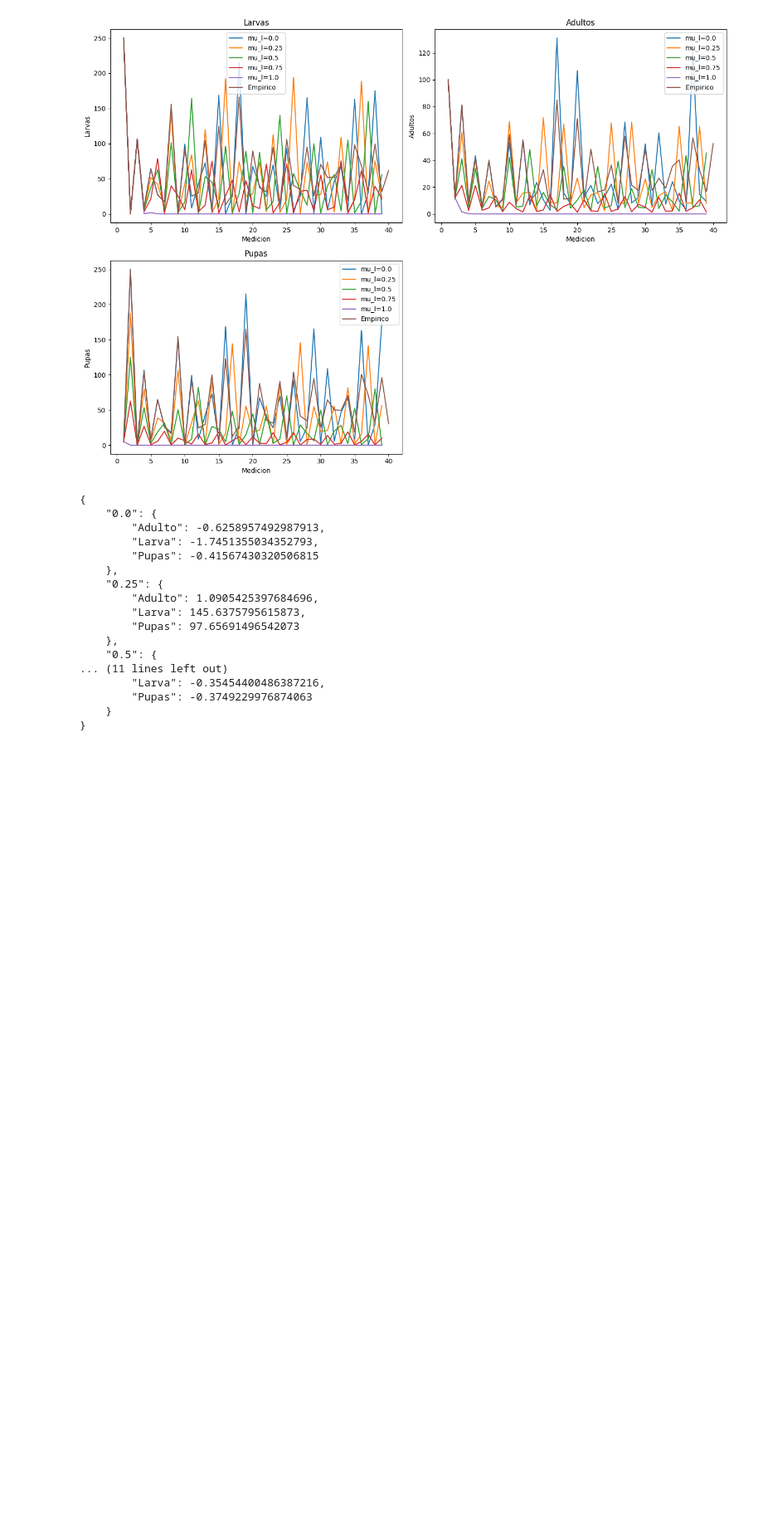
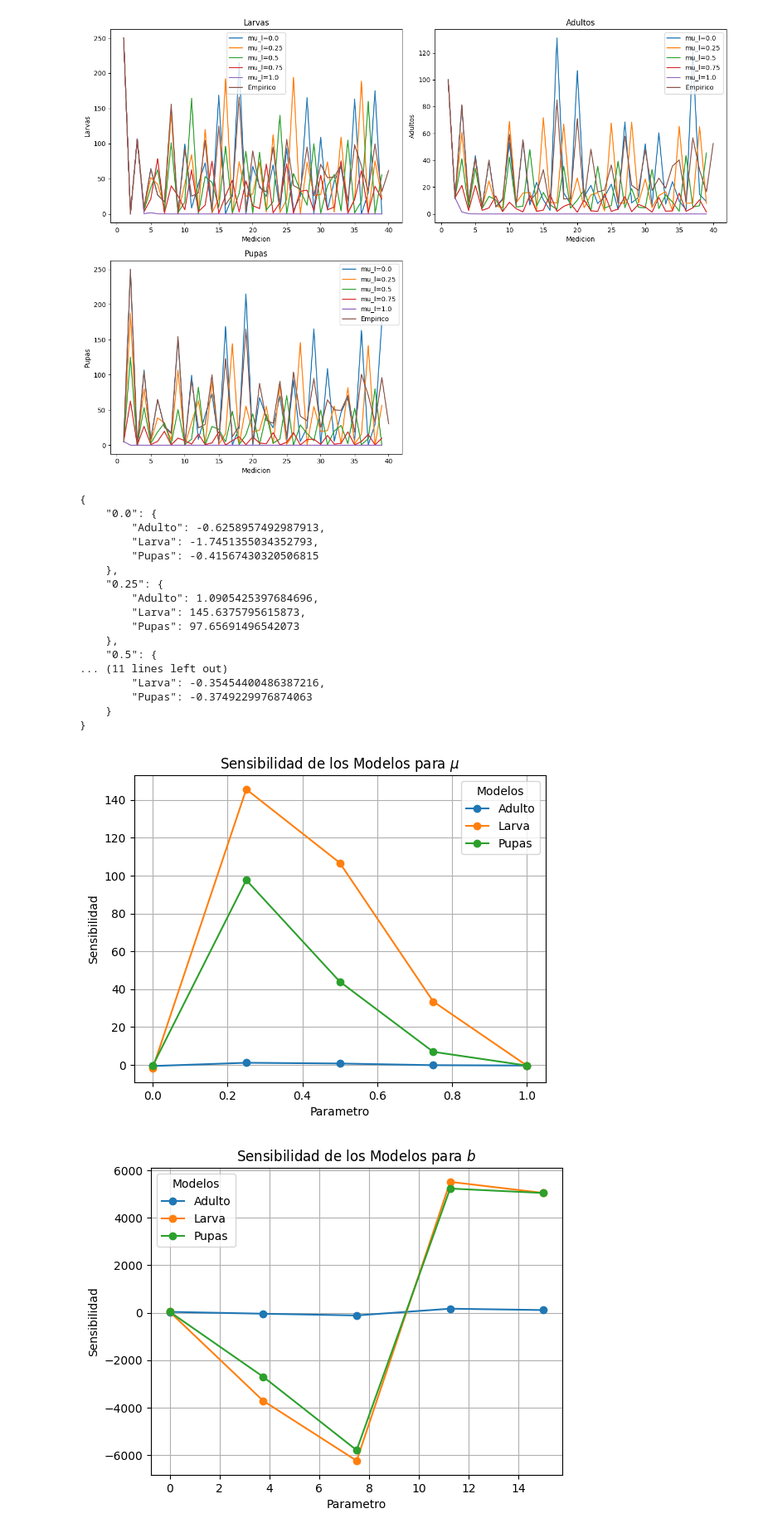
Before and after one commit to justog220/Practicas-MSB, a Jupyter notebook: Semana 7/main.ipynb, the cells around one changed output. Shown at 83% size. Cells and saved outputs as stored; diff of their text form; code cells hidden in the pictures; blank space fills up the shorter version.

Commit message:
Añado sensibilidad

```diff
--- a/Semana 7/main.ipynb
+++ b/Semana 7/main.ipynb
@@ -415,3 +415,29 @@ print(json.dumps(sensibilidades_mu, indent=4))
         "Pupas": -0.3749229976874063
     }
 }
+# %%
+df_mu = pd.DataFrame(sensibilidades_mu).transpose()
+df_b = pd.DataFrame(sensibilidades_b).transpose()
+
+df_mu.index = df_mu.index.astype(float)
+df_b.index = df_b.index.astype(float)
+
+df_mu.plot(kind='line', marker='o')
+plt.xlabel('Parametro')
+plt.ylabel('Sensibilidad')
+plt.title(r'Sensibilidad de los Modelos para $\mu$')
+plt.legend(title='Modelos')
+plt.grid(True)
+plt.show()
+
+#-------------------------
+df_b.plot(kind='line', marker='o')
+plt.xlabel('Parametro')
+plt.ylabel('Sensibilidad')
+plt.title(r'Sensibilidad de los Modelos para $b$')
+plt.legend(title='Modelos')
+plt.grid(True)
+plt.show()
+# %% [output]
+[figure, added]
+[figure, added]
```
Also changed, not shown: parts of 1 cell of this notebook, 3 other files.
